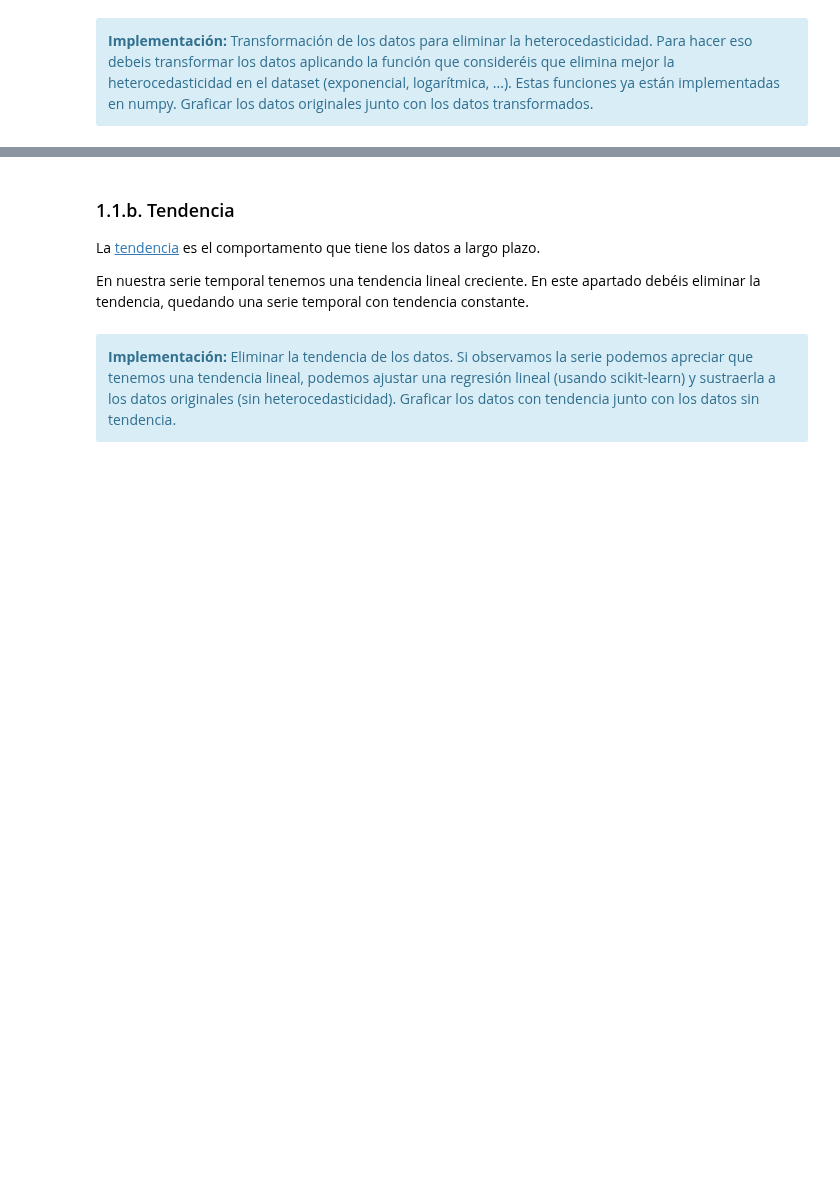
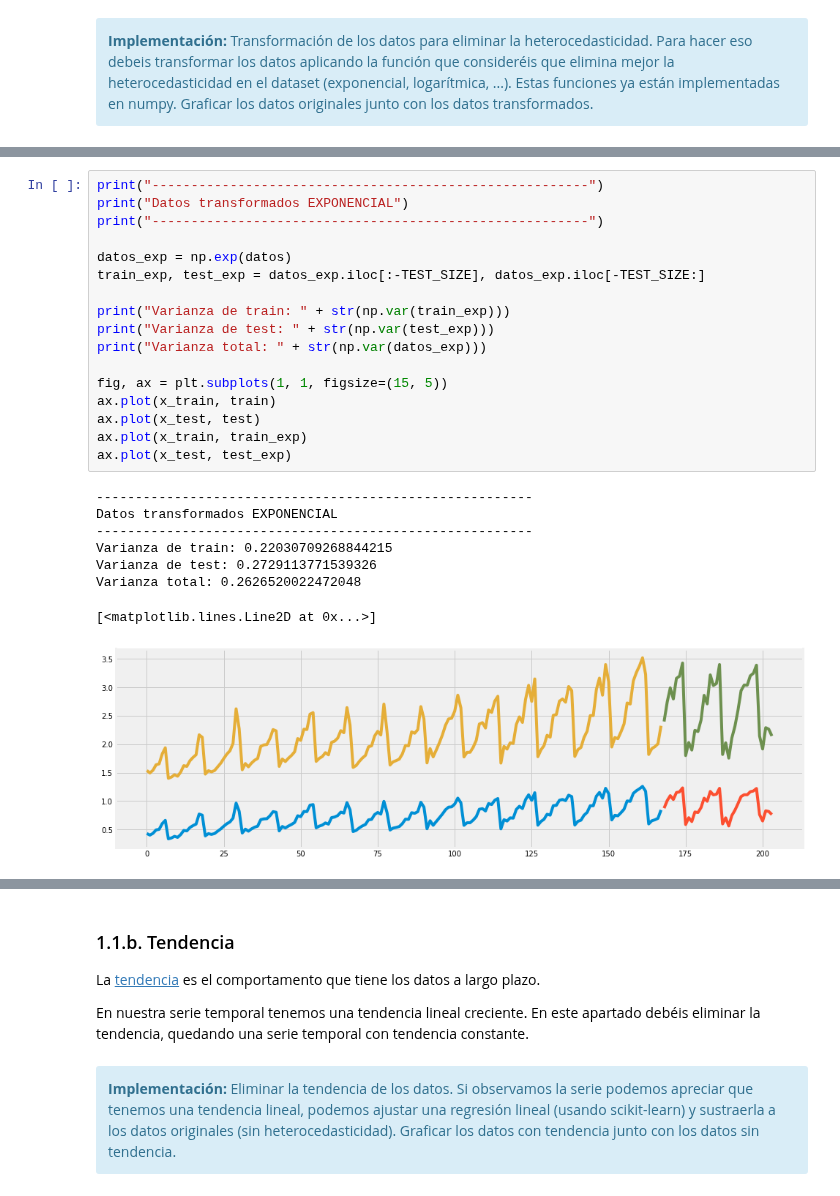
Before and after one commit to mariousm/Data-Science-Master, a Jupyter notebook: 2021-22/PrimerSemestre/Mineria/PEC4/UbiernaSanMamesMario_PEC4.ipynb, the cells around one changed output, grey strips where cells are left out. Cells and saved outputs as stored; diff of their text form; blank space fills up the shorter version.

```diff
--- a/2021-22/PrimerSemestre/Mineria/PEC4/UbiernaSanMamesMario_PEC4.ipynb
+++ b/2021-22/PrimerSemestre/Mineria/PEC4/UbiernaSanMamesMario_PEC4.ipynb
@@ -149,0 +202,26 @@ En nuestro caso, observamos que tenemos heterocedasticidad, ya que la amplitud d
+# %%
+print("--------------------------------------------------------")
+print("Datos transformados EXPONENCIAL")
+print("--------------------------------------------------------")
+
+datos_exp = np.exp(datos)
+train_exp, test_exp = datos_exp.iloc[:-TEST_SIZE], datos_exp.iloc[-TEST_SIZE:]
+
+print("Varianza de train: " + str(np.var(train_exp)))
+print("Varianza de test: " + str(np.var(test_exp)))
+print("Varianza total: " + str(np.var(datos_exp)))
+
+fig, ax = plt.subplots(1, 1, figsize=(15, 5))
+ax.plot(x_train, train)
+ax.plot(x_test, test)
+ax.plot(x_train, train_exp)
+ax.plot(x_test, test_exp)
+# %% [output]
+--------------------------------------------------------
+Datos transformados EXPONENCIAL
+--------------------------------------------------------
+Varianza de train: 0.22030709268844215
+Varianza de test: 0.2729113771539326
+Varianza total: 0.2626520022472048
+[<matplotlib.lines.Line2D at 0x...>]
+[figure, added]
```
Also changed, not shown: parts of 10 cells of this notebook.
